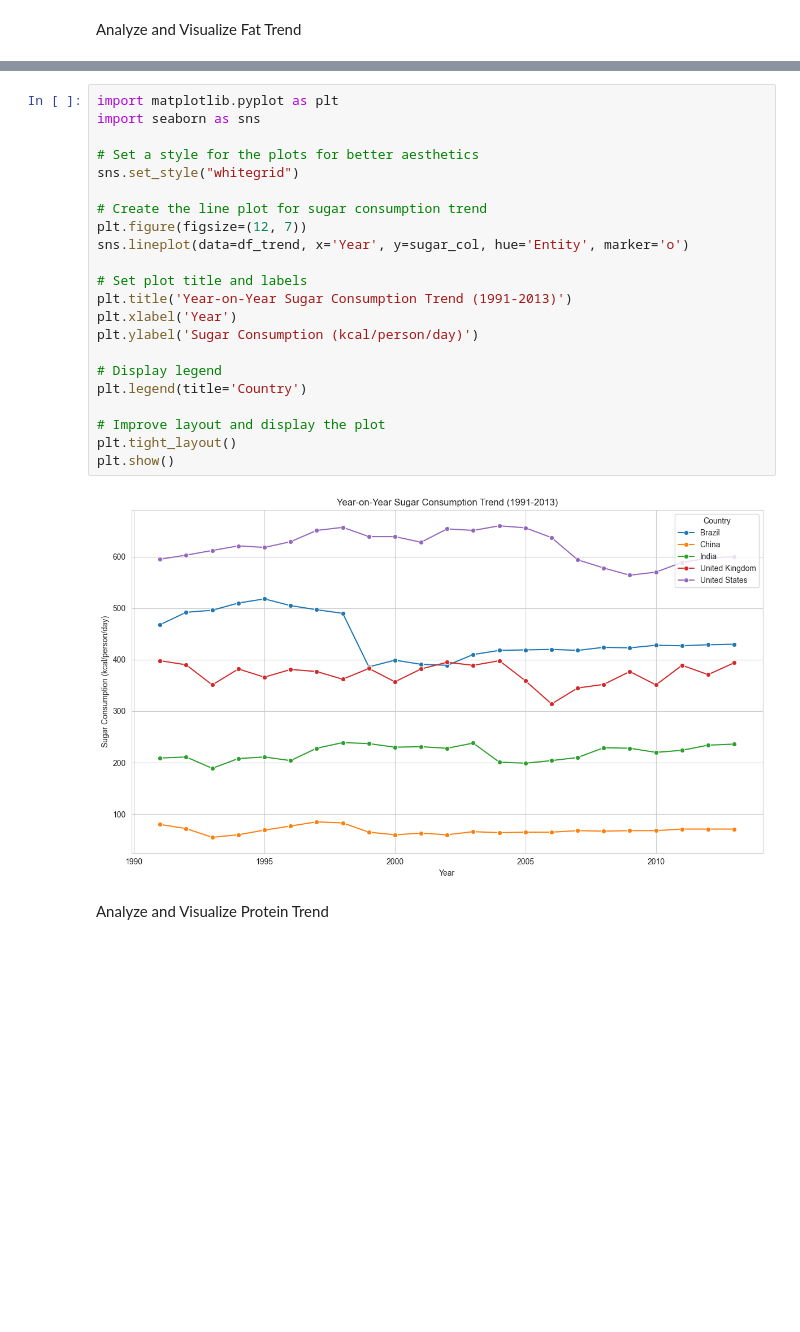
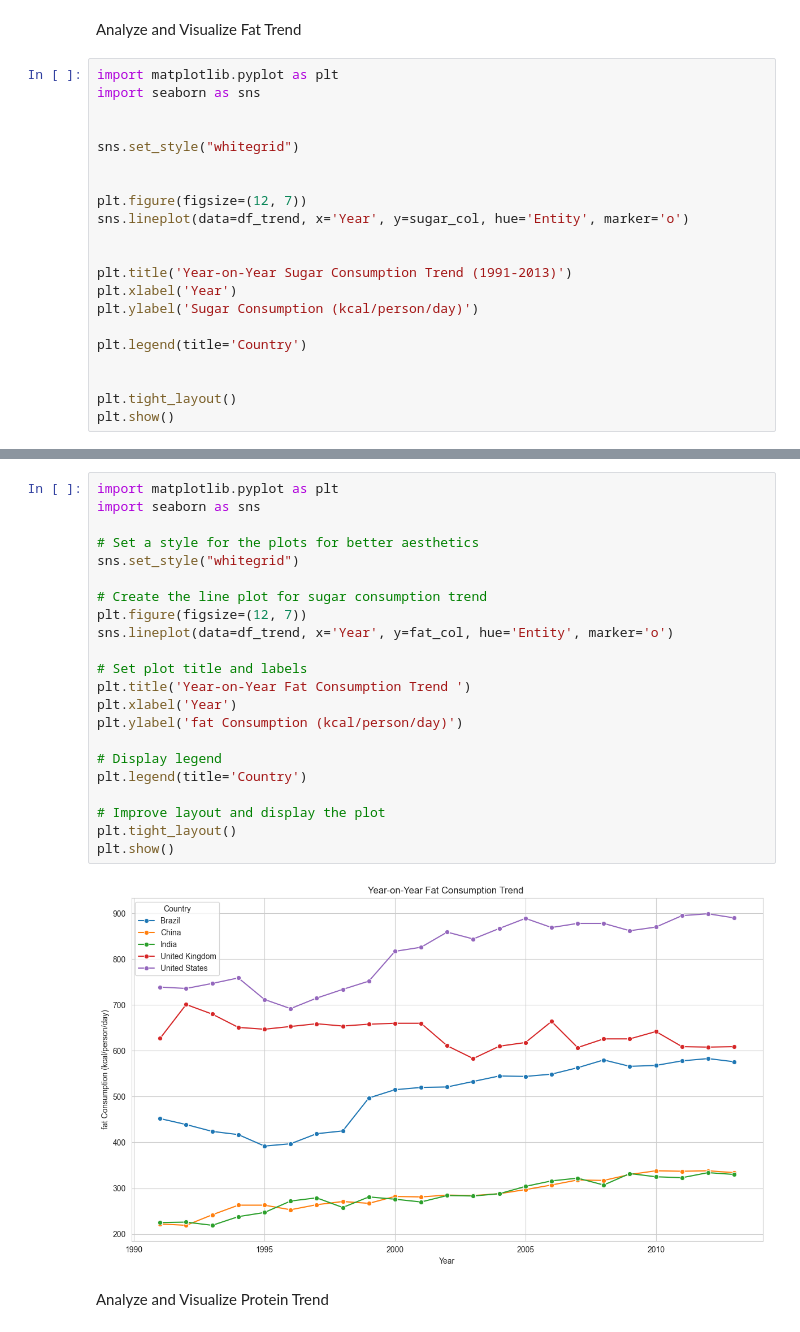
Before and after one commit to yashiigupta/Nutrition-and-Obesity-Trends, a Jupyter notebook: notebooks/area_diet_trends.ipynb, the cells around one changed output, grey strips where cells are left out. Drawn from its saved outputs; the diff is of its cells as text; blank space fills up the shorter version.

```diff
--- a/notebooks/area_diet_trends.ipynb
+++ b/notebooks/area_diet_trends.ipynb
@@ -171,3 +171,24 @@ df.head()
 | 4 | Afghanistan | 1965 | 2431 | 18 | 24 | ... |
 # %% [markdown]
 Analyze and Visualize Fat Trend
+# %%
+import matplotlib.pyplot as plt
+import seaborn as sns
+
+
+sns.set_style("whitegrid")
+
+
+plt.figure(figsize=(12, 7))
+sns.lineplot(data=df_trend, x='Year', y=sugar_col, hue='Entity', marker='o')
+
+
+plt.title('Year-on-Year Sugar Consumption Trend (1991-2013)')
+plt.xlabel('Year')
+plt.ylabel('Sugar Consumption (kcal/person/day)')
+
+plt.legend(title='Country')
+
+
+plt.tight_layout()
+plt.show()
@@ -174,27 +197,27 @@ Analyze and Visualize Fat Trend
 # %%
 import matplotlib.pyplot as plt
 import seaborn as sns
 
 # Set a style for the plots for better aesthetics
 sns.set_style("whitegrid")
 
 # Create the line plot for sugar consumption trend
 plt.figure(figsize=(12, 7))
-sns.lineplot(data=df_trend, x='Year', y=sugar_col, hue='Entity', marker='o')
+sns.lineplot(data=df_trend, x='Year', y=fat_col, hue='Entity', marker='o')
 
 # Set plot title and labels
-plt.title('Year-on-Year Sugar Consumption Trend (1991-2013)')
+plt.title('Year-on-Year Fat Consumption Trend ')
 plt.xlabel('Year')
-plt.ylabel('Sugar Consumption (kcal/person/day)')
+plt.ylabel('fat Consumption (kcal/person/day)')
 
 # Display legend
 plt.legend(title='Country')
 
 # Improve layout and display the plot
 plt.tight_layout()
 plt.show()
 # %% [output]
-[figure, old version]
+[figure, new version]
 # %% [markdown]
 Analyze and Visualize Protein Trend
 # %%
```
Also changed, not shown: parts of 3 cells of this notebook.
